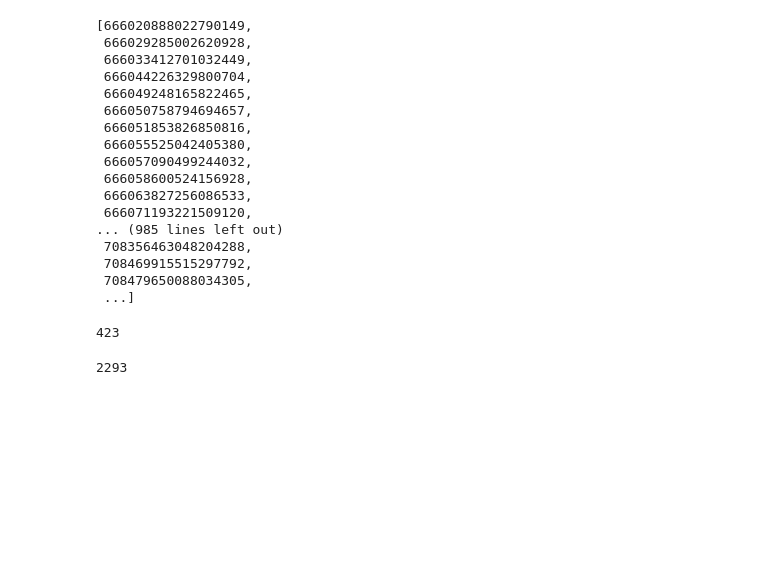
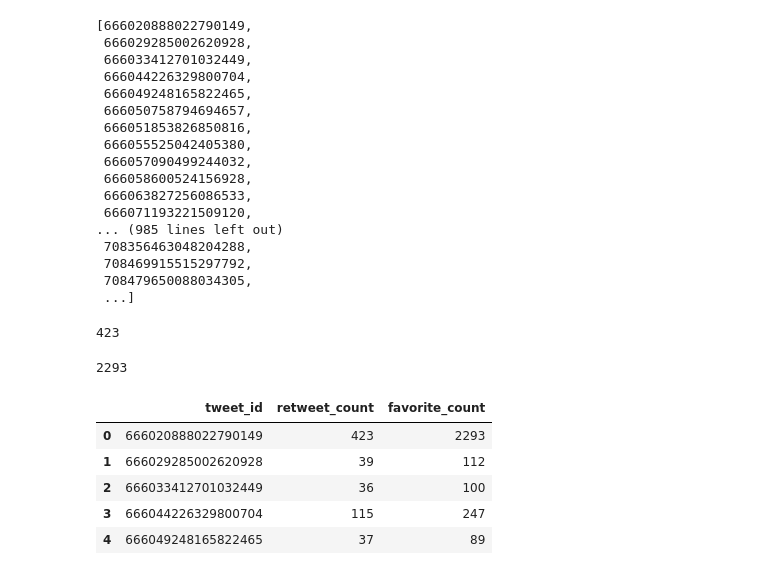
Before and after one commit to RoyalVee/Data-Exploration-and-Analysis-of-WeRateDogs-Tweets, a Jupyter notebook: Untitled.ipynb, the cells around one changed output. Drawn from its saved outputs; the diff is of its cells as text; code cells hidden in the pictures; blank space fills up the shorter version.

```diff
--- a/Untitled.ipynb
+++ b/Untitled.ipynb
@@ -151,3 +151,14 @@ for id in tweet_ids:
             file.write( str(id) + "\t" + retweet_count + "\t" + favorite_count + "\n")
     except:
         continue;
+# %%
+df_tweet_stat = pd.read_csv('tweet_json.txt', sep = '\t')
+# %%
+df_tweet_stat.head(5)
+# %% [output]
+|  | tweet_id | retweet_count | favorite_count |
+| 0 | 666020888022790149 | 423 | 2293 |
+| 1 | 666029285002620928 | 39 | 112 |
+| 2 | 666033412701032449 | 36 | 100 |
+| 3 | 666044226329800704 | 115 | 247 |
+| 4 | 666049248165822465 | 37 | 89 |
```
Also changed, not shown: parts of 26 cells of this notebook.
